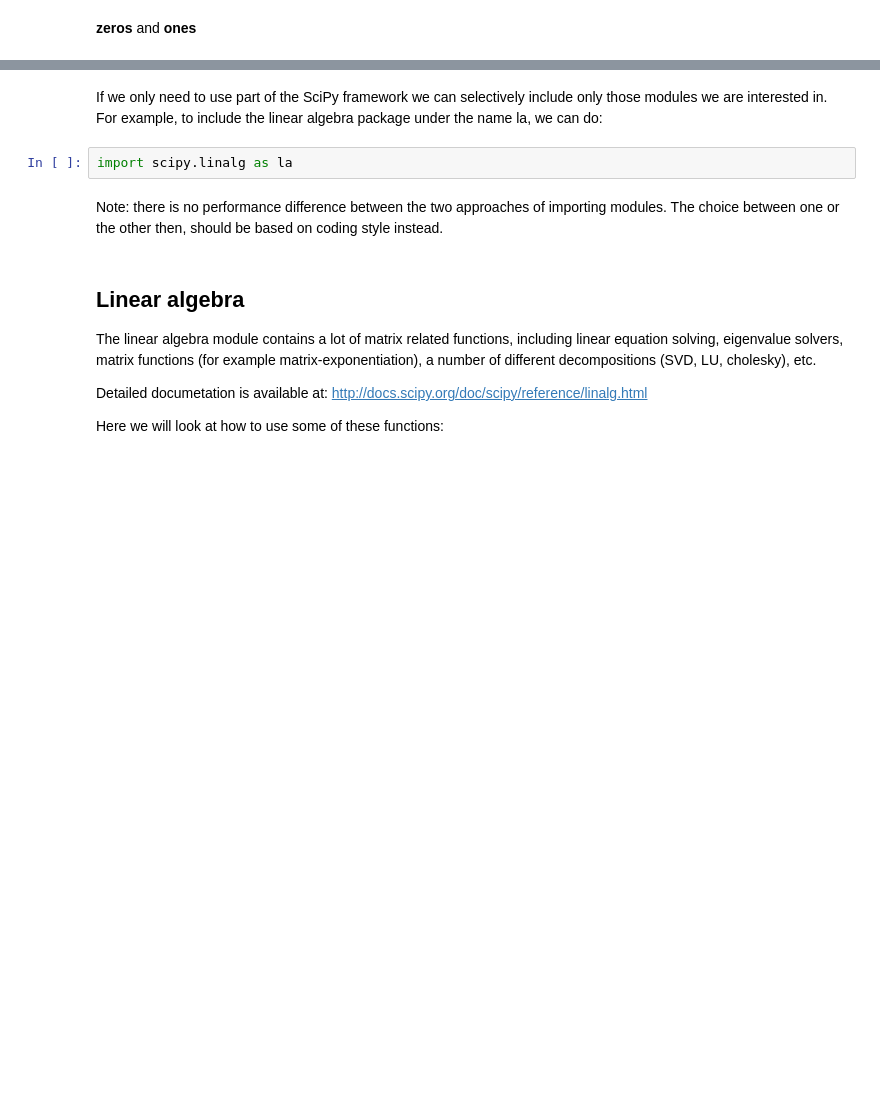
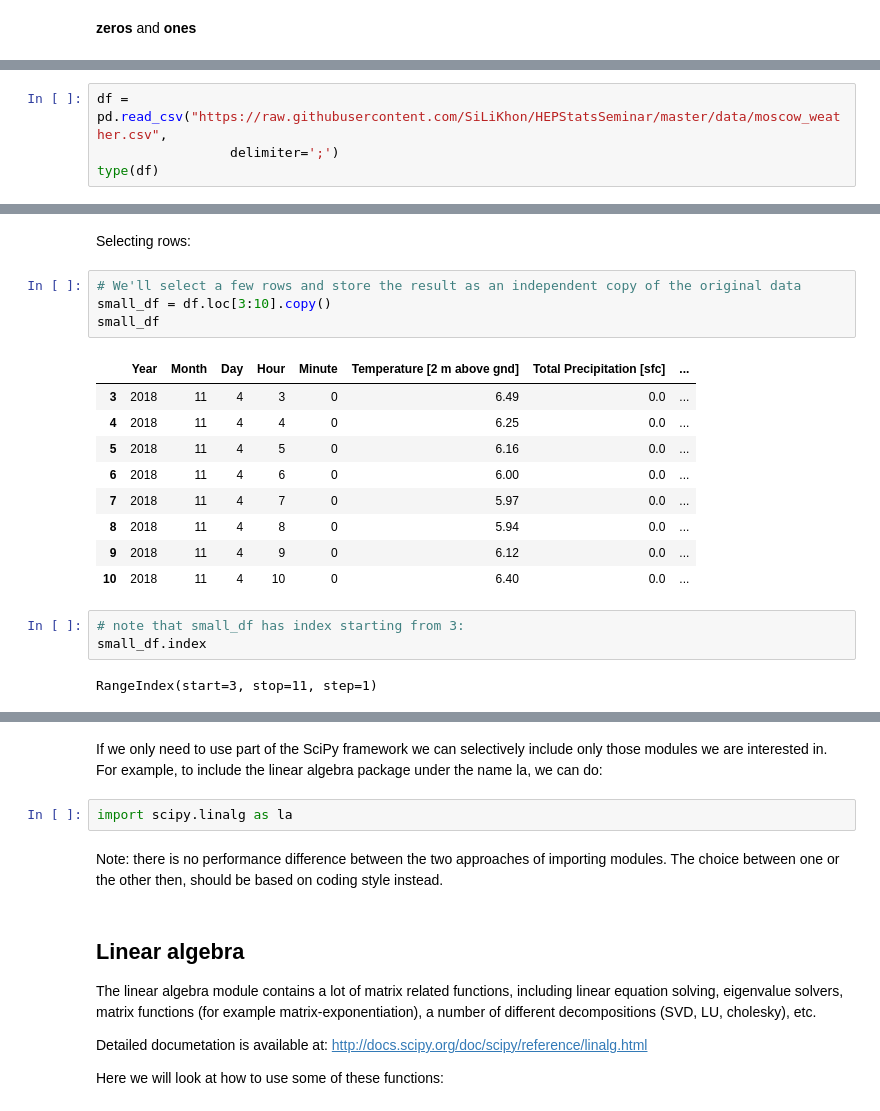
Before and after one commit to SiLiKhon/HEPStatsSeminar, a Jupyter notebook: Overview_of_useful_Python_libraries.ipynb, the cells around one changed output, grey strips where cells are left out. Cells and saved outputs as stored; diff of their text form; blank space fills up the shorter version.

```diff
--- a/Overview_of_useful_Python_libraries.ipynb
+++ b/Overview_of_useful_Python_libraries.ipynb
@@ -190,0 +256,4 @@ array([[1., 1., 1.],
+# %%
+df = pd.read_csv("https://raw.githubusercontent.com/SiLiKhon/HEPStatsSeminar/master/data/moscow_weather.csv",
+                 delimiter=';')
+type(df)
@@ -190,0 +272,21 @@ array([[1., 1., 1.],
+# %% [markdown]
+Selecting rows:
+# %%
+# We'll select a few rows and store the result as an independent copy of the original data
+small_df = df.loc[3:10].copy()
+small_df
+# %% [output]
+|  | Year | Month | Day | Hour | Minute | Temperature [2 m above gnd] | Total Precipitation [sfc] | ... |
+| 3 | 2018 | 11 | 4 | 3 | 0 | 6.49 | 0.0 | ... |
+| 4 | 2018 | 11 | 4 | 4 | 0 | 6.25 | 0.0 | ... |
+| 5 | 2018 | 11 | 4 | 5 | 0 | 6.16 | 0.0 | ... |
+| 6 | 2018 | 11 | 4 | 6 | 0 | 6.00 | 0.0 | ... |
+| 7 | 2018 | 11 | 4 | 7 | 0 | 5.97 | 0.0 | ... |
+| 8 | 2018 | 11 | 4 | 8 | 0 | 5.94 | 0.0 | ... |
+| 9 | 2018 | 11 | 4 | 9 | 0 | 6.12 | 0.0 | ... |
+| 10 | 2018 | 11 | 4 | 10 | 0 | 6.40 | 0.0 | ... |
+# %%
+# note that small_df has index starting from 3:
+small_df.index
+# %% [output]
+RangeIndex(start=3, stop=11, step=1)
```
Also changed, not shown: parts of 97 cells of this notebook.
